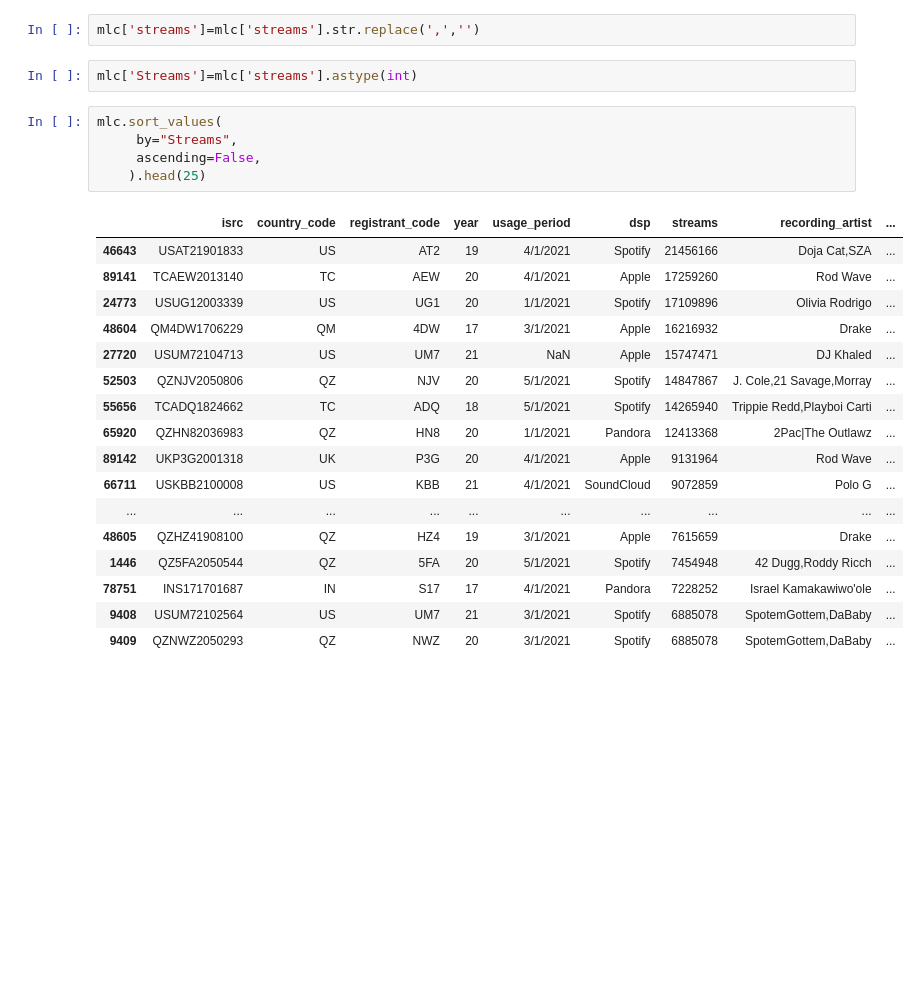
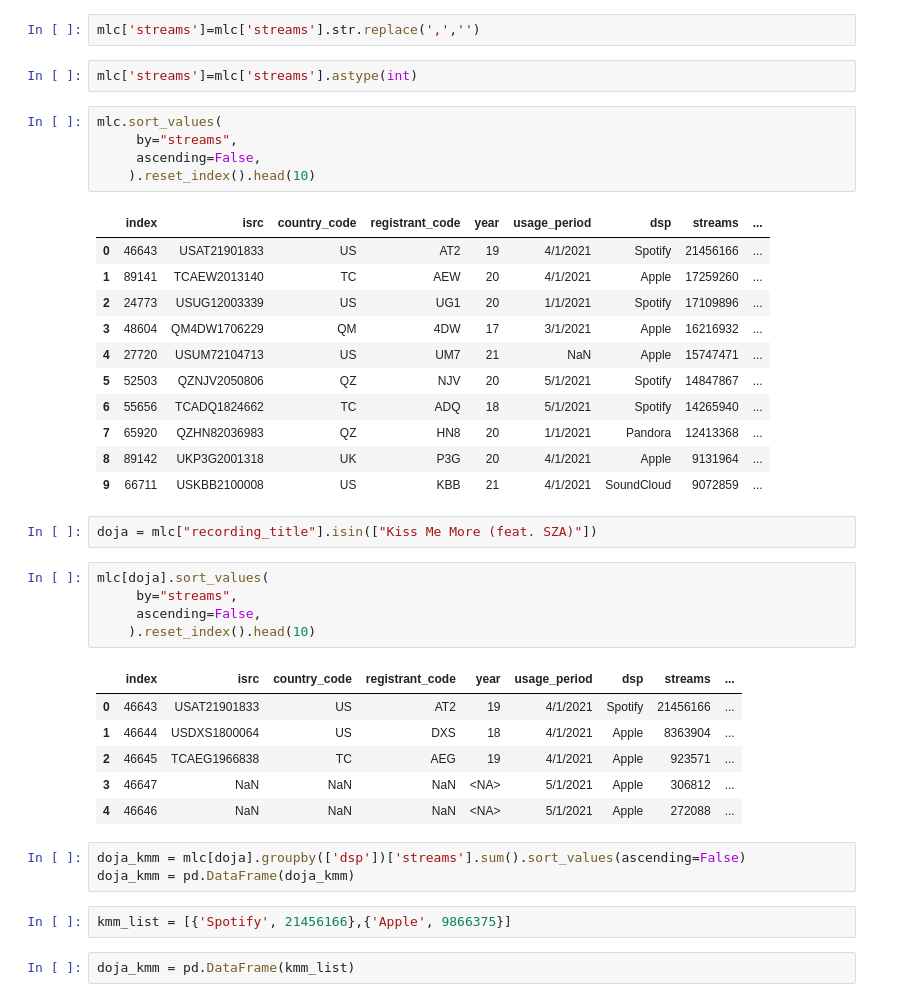
Before and after one commit to LJRollerII/mlc-project-napster, a Jupyter notebook: notebooks/dsp_mlc.ipynb, the cells around one changed output. Cells and saved outputs as stored; diff of their text form; blank space fills up the shorter version.

```diff
--- a/notebooks/dsp_mlc.ipynb
+++ b/notebooks/dsp_mlc.ipynb
@@ -29,27 +29,42 @@ mlc.head()
 # %%
 mlc['streams']=mlc['streams'].str.replace(',','')
 # %%
-mlc['Streams']=mlc['streams'].astype(int)
+mlc['streams']=mlc['streams'].astype(int)
 # %%
 mlc.sort_values(
-     by="Streams",
+     by="streams",
      ascending=False,
-    ).head(25)
+    ).reset_index().head(10)
 # %% [output]
-|  | isrc | country_code | registrant_code | year | usage_period | dsp | streams | recording_artist | ... |
-| 46643 | USAT21901833 | US | AT2 | 19 | 4/1/2021 | Spotify | 21456166 | Doja Cat,SZA | ... |
-| 89141 | TCAEW2013140 | TC | AEW | 20 | 4/1/2021 | Apple | 17259260 | Rod Wave | ... |
-| 24773 | USUG12003339 | US | UG1 | 20 | 1/1/2021 | Spotify | 17109896 | Olivia Rodrigo | ... |
-| 48604 | QM4DW1706229 | QM | 4DW | 17 | 3/1/2021 | Apple | 16216932 | Drake | ... |
-| 27720 | USUM72104713 | US | UM7 | 21 | NaN | Apple | 15747471 | DJ Khaled | ... |
-| 52503 | QZNJV2050806 | QZ | NJV | 20 | 5/1/2021 | Spotify | 14847867 | J. Cole,21 Savage,Morray | ... |
-| 55656 | TCADQ1824662 | TC | ADQ | 18 | 5/1/2021 | Spotify | 14265940 | Trippie Redd,Playboi Carti | ... |
-| 65920 | QZHN82036983 | QZ | HN8 | 20 | 1/1/2021 | Pandora | 12413368 | 2Pac|The Outlawz | ... |
-| 89142 | UKP3G2001318 | UK | P3G | 20 | 4/1/2021 | Apple | 9131964 | Rod Wave | ... |
-| 66711 | USKBB2100008 | US | KBB | 21 | 4/1/2021 | SoundCloud | 9072859 | Polo G | ... |
-| ... | ... | ... | ... | ... | ... | ... | ... | ... | ... |
-| 48605 | QZHZ41908100 | QZ | HZ4 | 19 | 3/1/2021 | Apple | 7615659 | Drake | ... |
-| 1446 | QZ5FA2050544 | QZ | 5FA | 20 | 5/1/2021 | Spotify | 7454948 | 42 Dugg,Roddy Ricch | ... |
-| 78751 | INS171701687 | IN | S17 | 17 | 4/1/2021 | Pandora | 7228252 | Israel Kamakawiwo'ole | ... |
-| 9408 | USUM72102564 | US | UM7 | 21 | 3/1/2021 | Spotify | 6885078 | SpotemGottem,DaBaby | ... |
-| 9409 | QZNWZ2050293 | QZ | NWZ | 20 | 3/1/2021 | Spotify | 6885078 | SpotemGottem,DaBaby | ... |
+|  | index | isrc | country_code | registrant_code | year | usage_period | dsp | streams | ... |
+| 0 | 46643 | USAT21901833 | US | AT2 | 19 | 4/1/2021 | Spotify | 21456166 | ... |
+| 1 | 89141 | TCAEW2013140 | TC | AEW | 20 | 4/1/2021 | Apple | 17259260 | ... |
+| 2 | 24773 | USUG12003339 | US | UG1 | 20 | 1/1/2021 | Spotify | 17109896 | ... |
+| 3 | 48604 | QM4DW1706229 | QM | 4DW | 17 | 3/1/2021 | Apple | 16216932 | ... |
+| 4 | 27720 | USUM72104713 | US | UM7 | 21 | NaN | Apple | 15747471 | ... |
+| 5 | 52503 | QZNJV2050806 | QZ | NJV | 20 | 5/1/2021 | Spotify | 14847867 | ... |
+| 6 | 55656 | TCADQ1824662 | TC | ADQ | 18 | 5/1/2021 | Spotify | 14265940 | ... |
+| 7 | 65920 | QZHN82036983 | QZ | HN8 | 20 | 1/1/2021 | Pandora | 12413368 | ... |
+| 8 | 89142 | UKP3G2001318 | UK | P3G | 20 | 4/1/2021 | Apple | 9131964 | ... |
+| 9 | 66711 | USKBB2100008 | US | KBB | 21 | 4/1/2021 | SoundCloud | 9072859 | ... |
+# %%
+doja = mlc["recording_title"].isin(["Kiss Me More (feat. SZA)"])
+# %%
+mlc[doja].sort_values(
+     by="streams",
+     ascending=False,
+    ).reset_index().head(10)
+# %% [output]
+|  | index | isrc | country_code | registrant_code | year | usage_period | dsp | streams | ... |
+| 0 | 46643 | USAT21901833 | US | AT2 | 19 | 4/1/2021 | Spotify | 21456166 | ... |
+| 1 | 46644 | USDXS1800064 | US | DXS | 18 | 4/1/2021 | Apple | 8363904 | ... |
+| 2 | 46645 | TCAEG1966838 | TC | AEG | 19 | 4/1/2021 | Apple | 923571 | ... |
+| 3 | 46647 | NaN | NaN | NaN | <NA> | 5/1/2021 | Apple | 306812 | ... |
+| 4 | 46646 | NaN | NaN | NaN | <NA> | 5/1/2021 | Apple | 272088 | ... |
+# %%
+doja_kmm = mlc[doja].groupby(['dsp'])['streams'].sum().sort_values(ascending=False)
+doja_kmm = pd.DataFrame(doja_kmm)
+# %%
+kmm_list = [{'Spotify', 21456166},{'Apple', 9866375}]
+# %%
+doja_kmm = pd.DataFrame(kmm_list)
```
Also changed, not shown: parts of 44 cells of this notebook.
